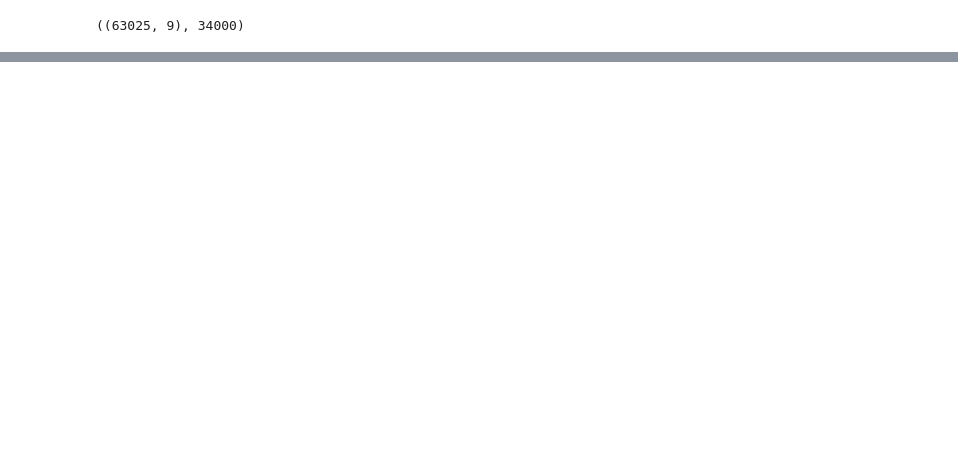
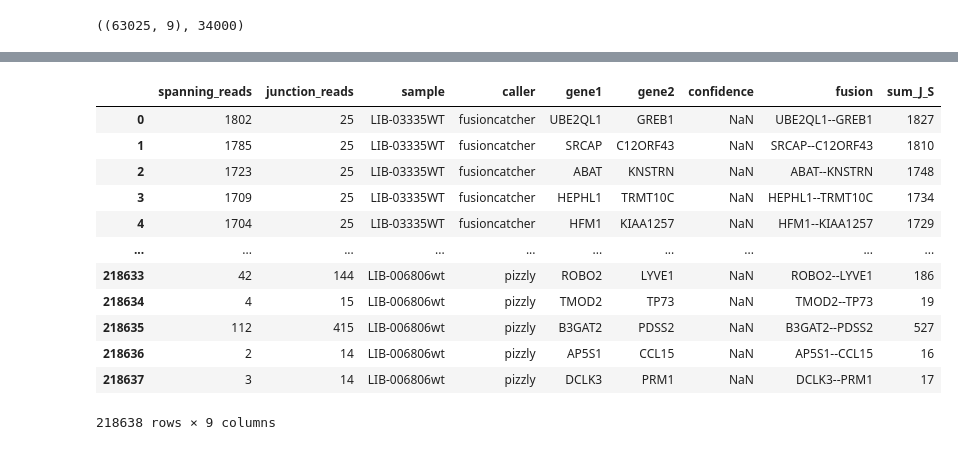
Before and after one commit to olopade-lab/fusion-ensembler, a Jupyter notebook: notebooks/polyfuse-50.ipynb, the cells around one changed output, grey strips where cells are left out. Drawn from its saved outputs; the diff is of its cells as text; code cells hidden in the pictures; blank space fills up the shorter version.

```diff
--- a/notebooks/polyfuse-50.ipynb
+++ b/notebooks/polyfuse-50.ipynb
@@ -199,0 +214,16 @@ NameError: name 'recall' is not defined
+# %%
+caller_data
+# %% [output]
+|  | spanning_reads | junction_reads | sample | caller | gene1 | gene2 | confidence | fusion | sum_J_S |
+| 0 | 1802 | 25 | LIB-03335WT | fusioncatcher | UBE2QL1 | GREB1 | NaN | UBE2QL1--GREB1 | 1827 |
+| 1 | 1785 | 25 | LIB-03335WT | fusioncatcher | SRCAP | C12ORF43 | NaN | SRCAP--C12ORF43 | 1810 |
+| 2 | 1723 | 25 | LIB-03335WT | fusioncatcher | ABAT | KNSTRN | NaN | ABAT--KNSTRN | 1748 |
+| 3 | 1709 | 25 | LIB-03335WT | fusioncatcher | HEPHL1 | TRMT10C | NaN | HEPHL1--TRMT10C | 1734 |
+| 4 | 1704 | 25 | LIB-03335WT | fusioncatcher | HFM1 | KIAA1257 | NaN | HFM1--KIAA1257 | 1729 |
+| ... | ... | ... | ... | ... | ... | ... | ... | ... | ... |
+| 218633 | 42 | 144 | LIB-006806wt | pizzly | ROBO2 | LYVE1 | NaN | ROBO2--LYVE1 | 186 |
+| 218634 | 4 | 15 | LIB-006806wt | pizzly | TMOD2 | TP73 | NaN | TMOD2--TP73 | 19 |
+| 218635 | 112 | 415 | LIB-006806wt | pizzly | B3GAT2 | PDSS2 | NaN | B3GAT2--PDSS2 | 527 |
+| 218636 | 2 | 14 | LIB-006806wt | pizzly | AP5S1 | CCL15 | NaN | AP5S1--CCL15 | 16 |
+| 218637 | 3 | 14 | LIB-006806wt | pizzly | DCLK3 | PRM1 | NaN | DCLK3--PRM1 | 17 |
+218638 rows × 9 columns
```
Also changed, not shown: parts of 11 cells of this notebook, 1 other file.
